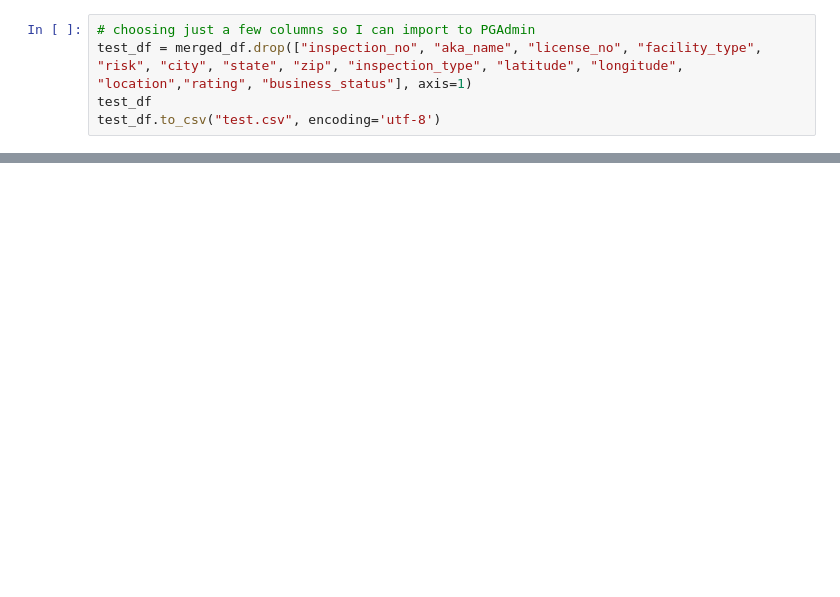
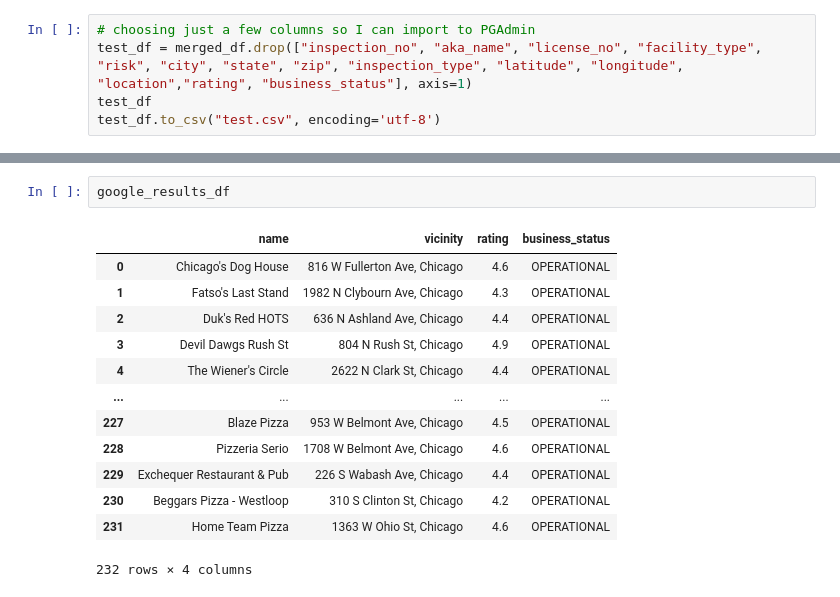
Before and after one commit to ejdublin28/restaurant-reviews, a Jupyter notebook: restaurants.ipynb, the cells around one changed output, grey strips where cells are left out. Cells and saved outputs as stored; diff of their text form; blank space fills up the shorter version.

```diff
--- a/restaurants.ipynb
+++ b/restaurants.ipynb
@@ -292,0 +308,16 @@ plt.show()
+# %%
+google_results_df
+# %% [output]
+|  | name | vicinity | rating | business_status |
+| 0 | Chicago's Dog House | 816 W Fullerton Ave, Chicago | 4.6 | OPERATIONAL |
+| 1 | Fatso's Last Stand | 1982 N Clybourn Ave, Chicago | 4.3 | OPERATIONAL |
+| 2 | Duk's Red HOTS | 636 N Ashland Ave, Chicago | 4.4 | OPERATIONAL |
+| 3 | Devil Dawgs Rush St | 804 N Rush St, Chicago | 4.9 | OPERATIONAL |
+| 4 | The Wiener's Circle | 2622 N Clark St, Chicago | 4.4 | OPERATIONAL |
+| ... | ... | ... | ... | ... |
+| 227 | Blaze Pizza | 953 W Belmont Ave, Chicago | 4.5 | OPERATIONAL |
+| 228 | Pizzeria Serio | 1708 W Belmont Ave, Chicago | 4.6 | OPERATIONAL |
+| 229 | Exchequer Restaurant & Pub | 226 S Wabash Ave, Chicago | 4.4 | OPERATIONAL |
+| 230 | Beggars Pizza - Westloop | 310 S Clinton St, Chicago | 4.2 | OPERATIONAL |
+| 231 | Home Team Pizza | 1363 W Ohio St, Chicago | 4.6 | OPERATIONAL |
+232 rows × 4 columns
```
Also changed, not shown: parts of 12 cells of this notebook, 1 other file.
